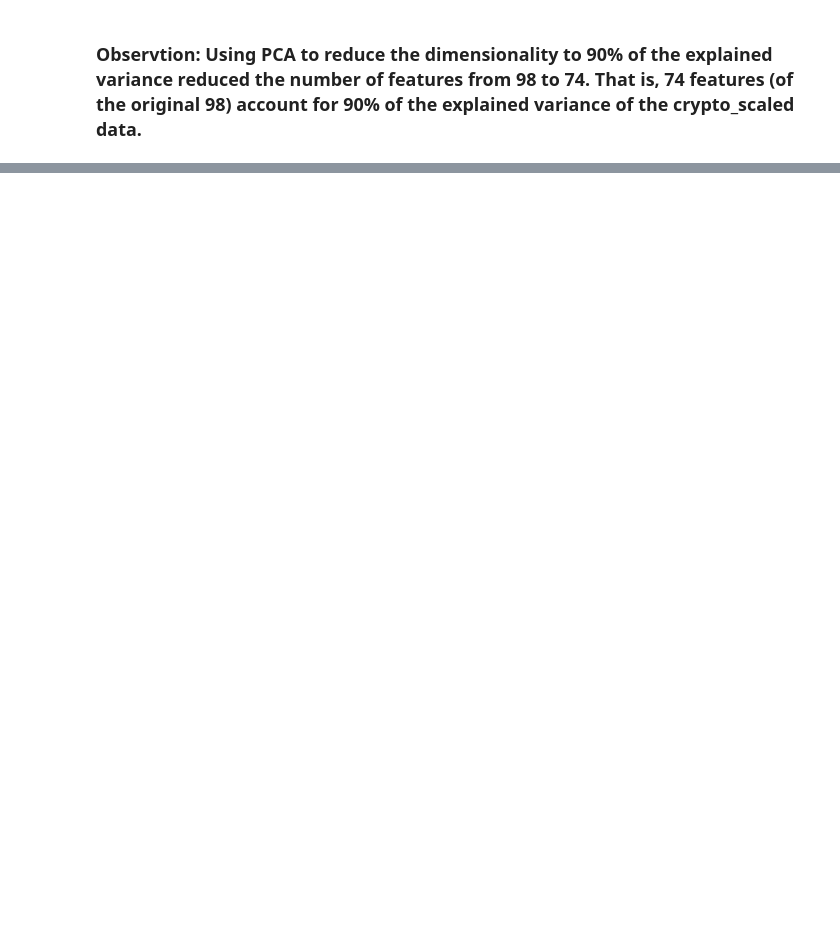
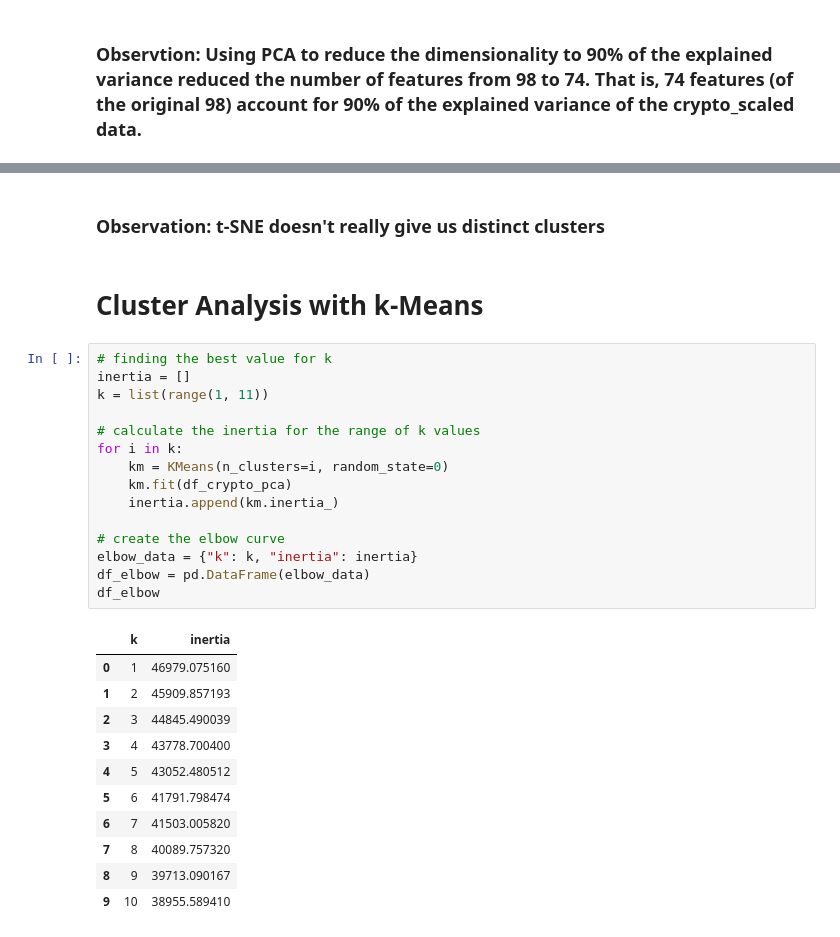
Before and after one commit to PamFernandez/unsupervised-machine-learning-challenge, a Jupyter notebook: CryptoClusters.ipynb, the cells around one changed output, grey strips where cells are left out. Drawn from its saved outputs; the diff is of its cells as text; blank space fills up the shorter version.

```diff
--- a/CryptoClusters.ipynb
+++ b/CryptoClusters.ipynb
@@ -146,0 +175,31 @@ df_crypto_pca.head()
+# %% [markdown]
+### Observation: t-SNE doesn't really give us distinct clusters
+# %% [markdown]
+# Cluster Analysis with k-Means
+# %%
+# finding the best value for k
+inertia = []
+k = list(range(1, 11))
+
+# calculate the inertia for the range of k values
+for i in k:
+    km = KMeans(n_clusters=i, random_state=0)
+    km.fit(df_crypto_pca)
+    inertia.append(km.inertia_)
+
+# create the elbow curve
+elbow_data = {"k": k, "inertia": inertia}
+df_elbow = pd.DataFrame(elbow_data)
+df_elbow
+# %% [output]
+|  | k | inertia |
+| 0 | 1 | 46979.075160 |
+| 1 | 2 | 45909.857193 |
+| 2 | 3 | 44845.490039 |
+| 3 | 4 | 43778.700400 |
+| 4 | 5 | 43052.480512 |
+| 5 | 6 | 41791.798474 |
+| 6 | 7 | 41503.005820 |
+| 7 | 8 | 40089.757320 |
+| 8 | 9 | 39713.090167 |
+| 9 | 10 | 38955.589410 |
```
Also changed, not shown: parts of 9 cells of this notebook.
